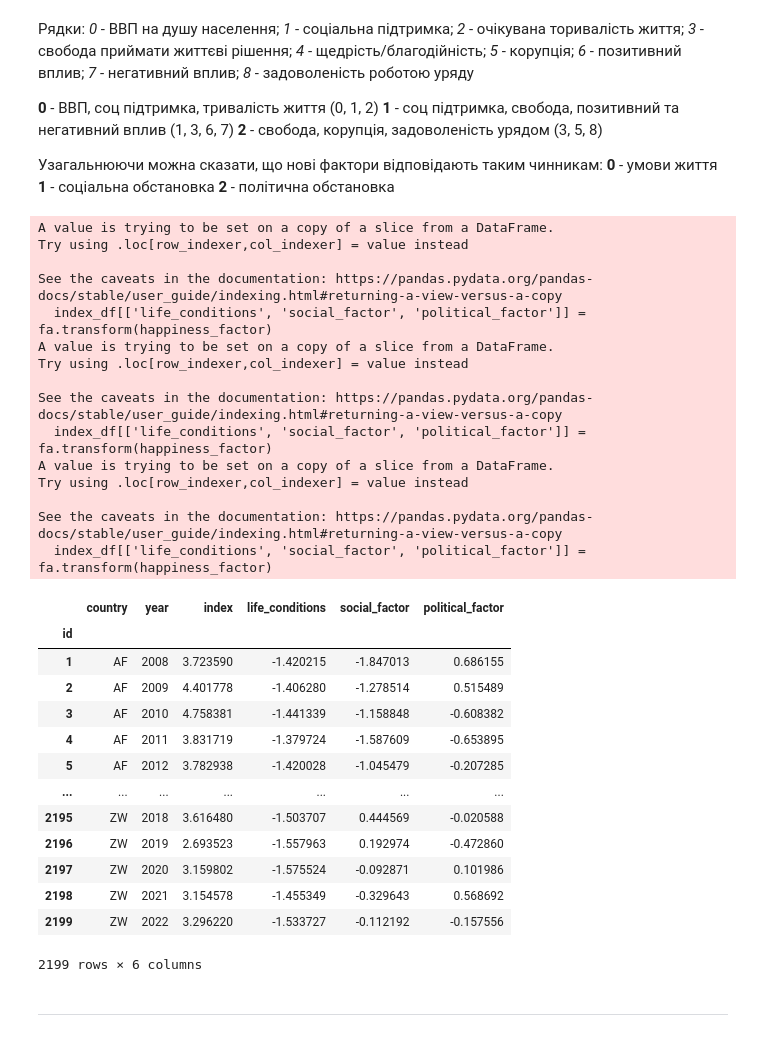
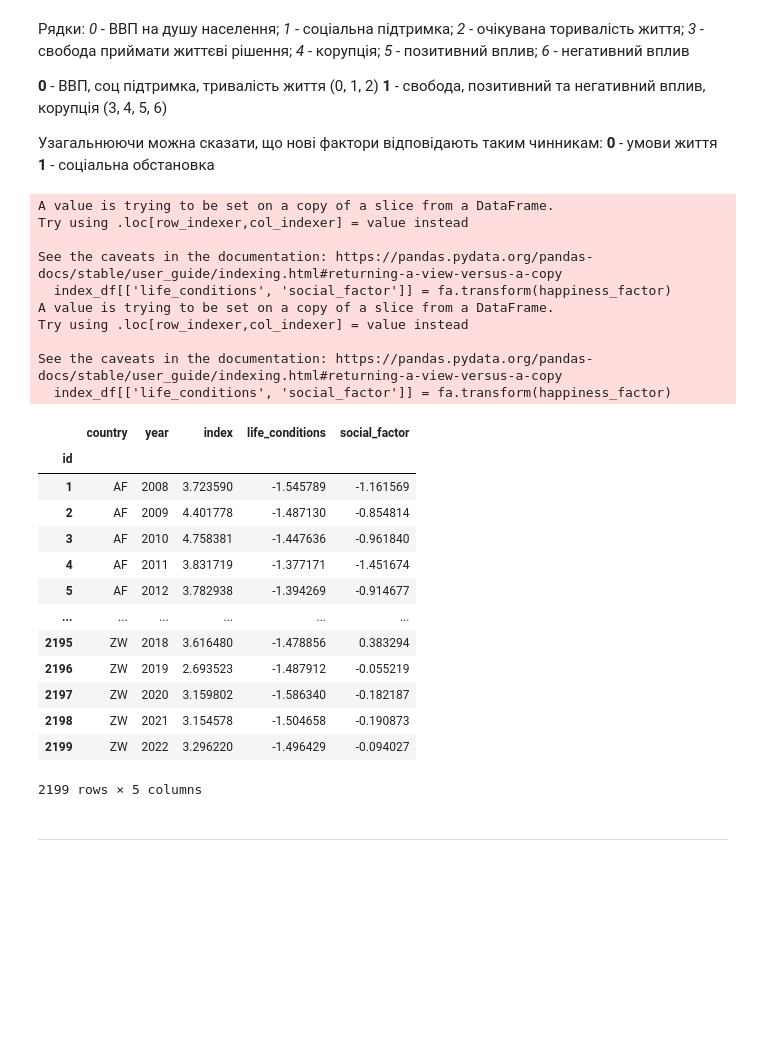
Before and after one commit to sevenfox148/happiness_index, a Jupyter notebook: models.ipynb, the cells around one changed output. Cells and saved outputs as stored; diff of their text form; code cells hidden in the pictures; blank space fills up the shorter version.

```diff
--- a/models.ipynb
+++ b/models.ipynb
@@ -67,5 +84,5 @@ happiness.drop(columns=['country', 'year']).corr()
 # %%
-happiness_factor = happiness.drop(columns=['country', 'year', 'index'])
+happiness_factor = happiness.drop(columns=['country', 'year', 'index', 'generosity', 'government'])
 # %%
 scaler = MinMaxScaler(feature_range=(0,1))
 happiness_factor = scaler.fit_transform(happiness_factor)
@@ -120,6 +136,5 @@ plt.show()
 # %%
-# Create factor analysis object and perform factor analysis
-fa = FactorAnalyzer(3, rotation="varimax")
+fa = FactorAnalyzer(2, rotation="varimax")
 fa.fit(happiness_factor)
 fa.loadings_
 # %% [output]
@@ -135,48 +154,41 @@ array([[ 0.97303685,  0.20797506, -0.00804028],
 # %% [markdown]
-Рядки: *0* - ВВП на душу населення; *1* - соціальна підтримка; *2* - очікувана торивалість життя; *3* - свобода приймати життєві рішення; *4* - щедрість/благодійність; *5* - корупція; *6* - позитивний вплив; *7* - негативний вплив; *8* - задоволеність роботою уряду
+Рядки: *0* - ВВП на душу населення; *1* - соціальна підтримка; *2* - очікувана торивалість життя; *3* - свобода приймати життєві рішення;  *4* - корупція; *5* - позитивний вплив; *6* - негативний вплив
 
 **0** - ВВП, соц підтримка, тривалість  життя (0, 1, 2)
-**1** - соц підтримка, свобода, позитивний та негативний вплив (1, 3, 6, 7)
-**2** - свобода, корупція, задоволеність урядом (3, 5, 8)
+**1** - свобода, позитивний та негативний вплив, корупція (3, 4, 5, 6)
 
 Узагальнюючи можна сказати, що нові фактори відповідають таким чинникам:
 **0** - умови життя
 **1** - соціальна обстановка
-**2** - політична обстановка
 # %%
 index_df = happiness[['country', 'year', 'index']]
-index_df[['life_conditions', 'social_factor', 'political_factor']] = fa.transform(happiness_factor)
+index_df[['life_conditions', 'social_factor']] = fa.transform(happiness_factor)
 index_df
 # %% [output]
 A value is trying to be set on a copy of a slice from a DataFrame.
 Try using .loc[row_indexer,col_indexer] = value instead
 
 See the caveats in the documentation: https://pandas.pydata.org/pandas-docs/stable/user_guide/indexing.html#returning-a-view-versus-a-copy
-  index_df[['life_conditions', 'social_factor', 'political_factor']] = fa.transform(happiness_factor)
+  index_df[['life_conditions', 'social_factor']] = fa.transform(happiness_factor)
 A value is trying to be set on a copy of a slice from a DataFrame.
 Try using .loc[row_indexer,col_indexer] = value instead
 
 See the caveats in the documentation: https://pandas.pydata.org/pandas-docs/stable/user_guide/indexing.html#returning-a-view-versus-a-copy
-  index_df[['life_conditions', 'social_factor', 'political_factor']] = fa.transform(happiness_factor)
-A value is trying to be set on a copy of a slice from a DataFrame.
-Try using .loc[row_indexer,col_indexer] = value instead
-
-See the caveats in the documentation: https://pandas.pydata.org/pandas-docs/stable/user_guide/indexing.html#returning-a-view-versus-a-copy
-  index_df[['life_conditions', 'social_factor', 'political_factor']] = fa.transform(happiness_factor)
+  index_df[['life_conditions', 'social_factor']] = fa.transform(happiness_factor)
-|  | country | year | index | life_conditions | social_factor | political_factor |
-| id |  |  |  |  |  |  |
-| 1 | AF | 2008 | 3.723590 | -1.420215 | -1.847013 | 0.686155 |
-| 2 | AF | 2009 | 4.401778 | -1.406280 | -1.278514 | 0.515489 |
-| 3 | AF | 2010 | 4.758381 | -1.441339 | -1.158848 | -0.608382 |
-| 4 | AF | 2011 | 3.831719 | -1.379724 | -1.587609 | -0.653895 |
-| 5 | AF | 2012 | 3.782938 | -1.420028 | -1.045479 | -0.207285 |
-| ... | ... | ... | ... | ... | ... | ... |
-| 2195 | ZW | 2018 | 3.616480 | -1.503707 | 0.444569 | -0.020588 |
-| 2196 | ZW | 2019 | 2.693523 | -1.557963 | 0.192974 | -0.472860 |
-| 2197 | ZW | 2020 | 3.159802 | -1.575524 | -0.092871 | 0.101986 |
-| 2198 | ZW | 2021 | 3.154578 | -1.455349 | -0.329643 | 0.568692 |
-| 2199 | ZW | 2022 | 3.296220 | -1.533727 | -0.112192 | -0.157556 |
+|  | country | year | index | life_conditions | social_factor |
+| id |  |  |  |  |  |
+| 1 | AF | 2008 | 3.723590 | -1.545789 | -1.161569 |
+| 2 | AF | 2009 | 4.401778 | -1.487130 | -0.854814 |
+| 3 | AF | 2010 | 4.758381 | -1.447636 | -0.961840 |
+| 4 | AF | 2011 | 3.831719 | -1.377171 | -1.451674 |
+| 5 | AF | 2012 | 3.782938 | -1.394269 | -0.914677 |
+| ... | ... | ... | ... | ... | ... |
+| 2195 | ZW | 2018 | 3.616480 | -1.478856 | 0.383294 |
+| 2196 | ZW | 2019 | 2.693523 | -1.487912 | -0.055219 |
+| 2197 | ZW | 2020 | 3.159802 | -1.586340 | -0.182187 |
+| 2198 | ZW | 2021 | 3.154578 | -1.504658 | -0.190873 |
+| 2199 | ZW | 2022 | 3.296220 | -1.496429 | -0.094027 |
-2199 rows × 6 columns
+2199 rows × 5 columns
 # %% [markdown]
 ---
 # %% [markdown]
```
Also changed, not shown: parts of 29 cells of this notebook.
